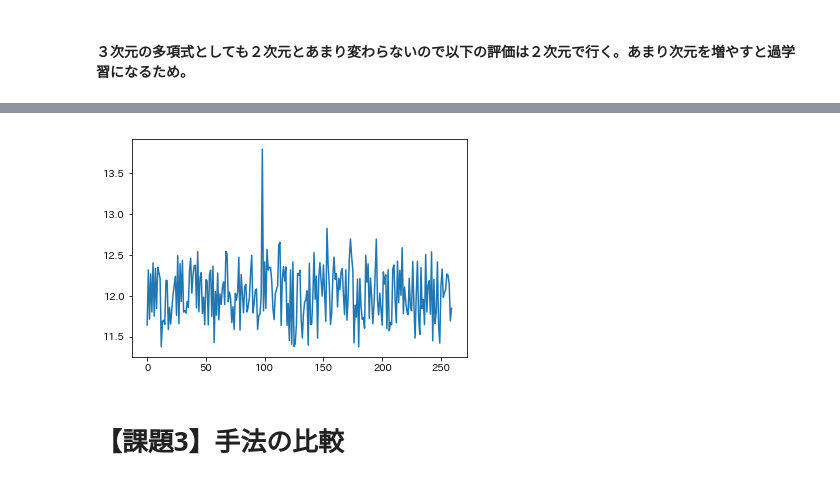
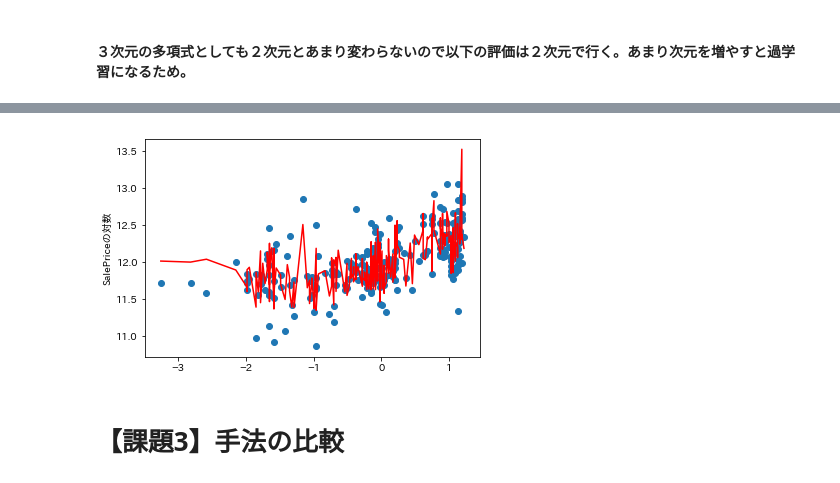
Before and after one commit to yousuke-shiraishi/diveintocode-ml, a Jupyter notebook: week4/week4-work2.ipynb, the cells around one changed output, grey strips where cells are left out. Drawn from its saved outputs; the diff is of its cells as text; code cells hidden in the pictures.

```diff
--- a/week4/week4-work2.ipynb
+++ b/week4/week4-work2.ipynb
@@ -133,10 +146,11 @@ Text(0, 0.5, 'SalePriceの対数')
-# %%
-#y軸に予想されたSaleplaceの値をいれX軸にトレーニングデータの個数を１きざみで入れる。
-X_amount = np.linspace(0,len(X_test_std[:,0])-1,len(X_test_std[:,0]))
-plt.plot(X_amount,y_pred)
-plt.show()
-# %% [output]
-[figure, removed]
+# %%
+plt.scatter(X_test_std[:,1],y_test,label = 'YearBuilt')
+sort_idex = X_test_std[:,1].argsort()
+plt.plot(X_test_std[:,1][sort_idex],y_pred[sort_idex], color = 'red')
+plt.ylabel("SalePriceの対数")
+plt.show()
+# %% [output]
+[figure, added]
 # %% [markdown]
 # 【課題3】手法の比較
 # %%
```
Also changed, not shown: parts of 10 cells of this notebook.
